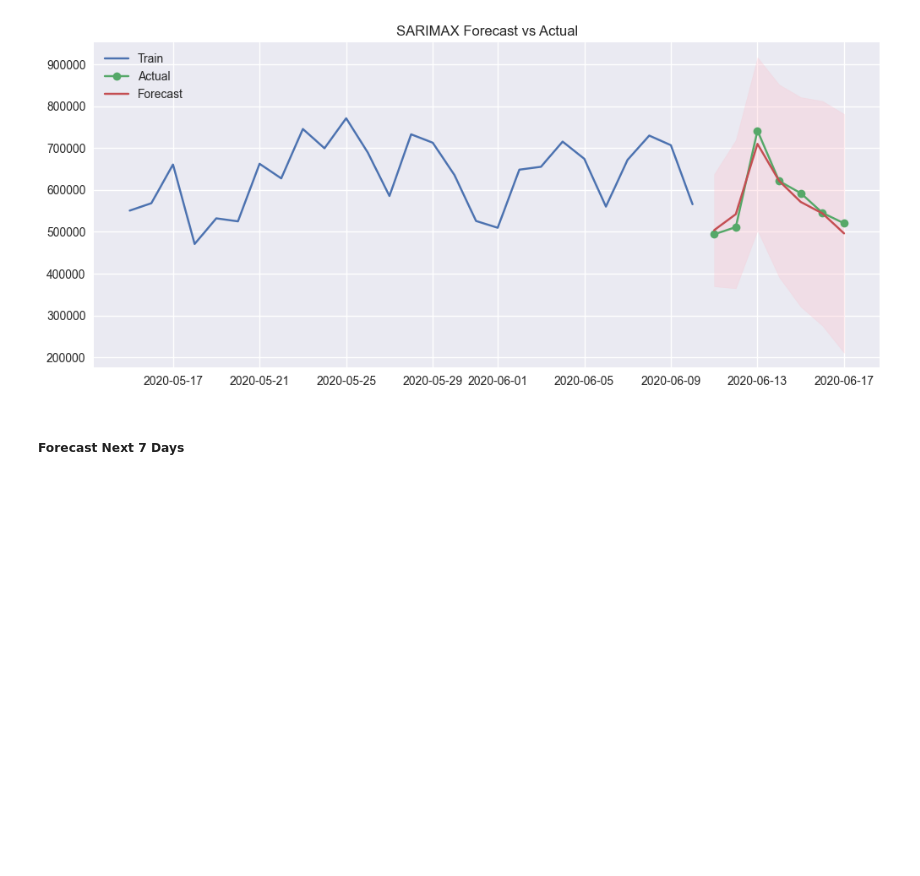
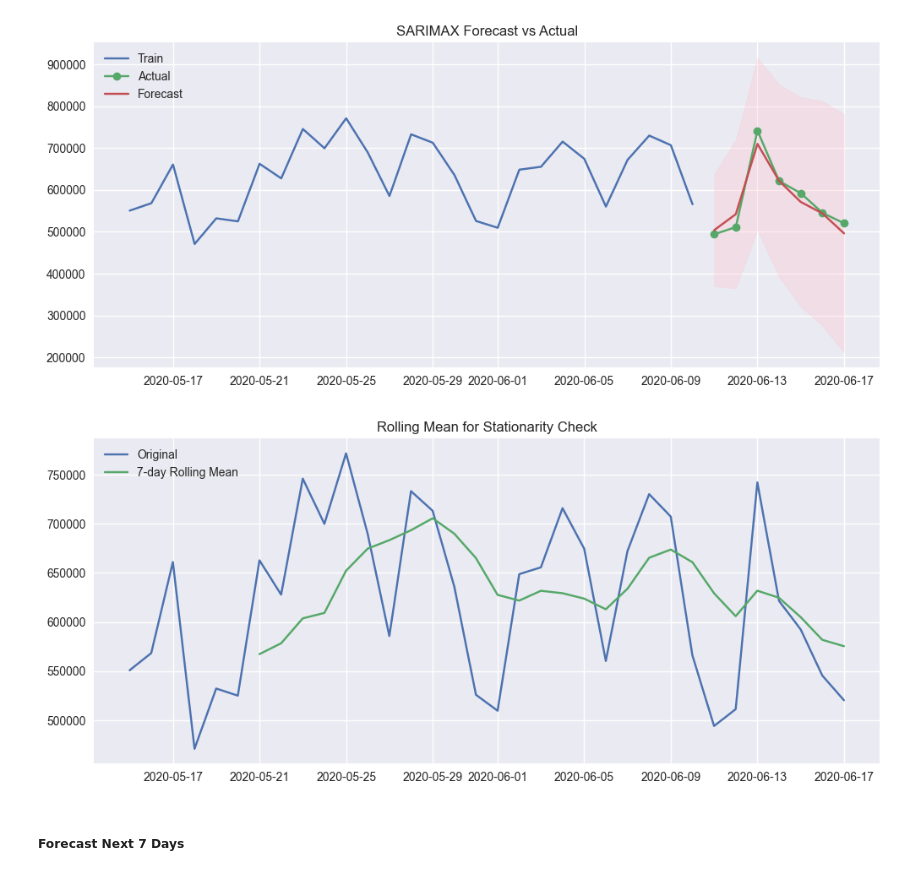
Before and after one commit to sanodyaJinadasa/Solar-Power-Generation-Forecasting, a Jupyter notebook: analysis.ipynb, the cells around one changed output. Cells and saved outputs as stored; diff of their text form; code cells hidden in the pictures; blank space fills up the shorter version.

```diff
--- a/analysis.ipynb
+++ b/analysis.ipynb
@@ -302,6 +294,16 @@ plt.legend()
 plt.show()
 # %% [output]
 [figure]
+# %%
+rolling_mean = daily_data['AC_POWER'].rolling(window=7).mean()
+
+plt.plot(daily_data['AC_POWER'], label='Original')
+plt.plot(rolling_mean, label='7-day Rolling Mean')
+plt.legend()
+plt.title("Rolling Mean for Stationarity Check")
+plt.show()
+# %% [output]
+[figure, added]
 # %% [markdown]
 ##### Forecast Next 7 Days
 # %%
```
Also changed, not shown: parts of 7 cells of this notebook.
